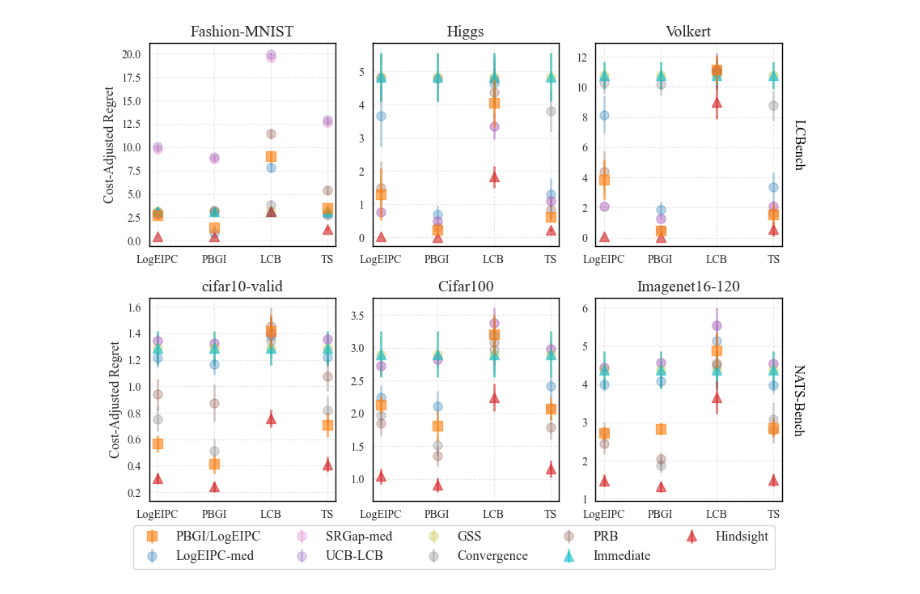
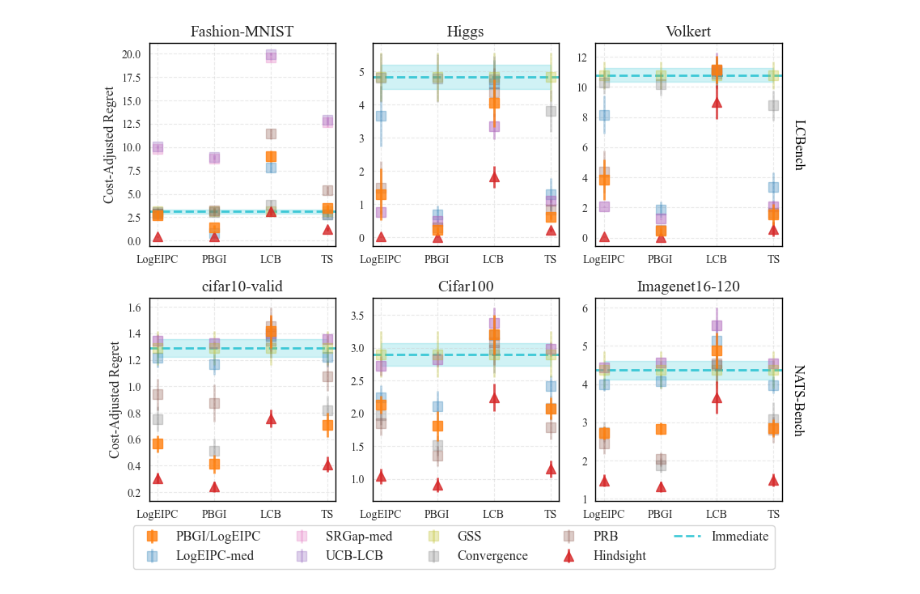
Before and after one commit to QianJaneXie/CostAwareStoppingBayesOpt, a Jupyter notebook: notebooks/LCBench_NATS_KnownCost.ipynb, the cells around one changed output. Cells and saved outputs as stored; diff of their text form; code cells hidden in the pictures.

Commit message:
Change visualization of Immediate

```diff
--- a/notebooks/LCBench_NATS_KnownCost.ipynb
+++ b/notebooks/LCBench_NATS_KnownCost.ipynb
@@ -189,7 +189,7 @@ for lam in lambdas:
             'acq_key':      fixed_acq,
             'stp_key':      temp['stp_key'],
             'is_hindsight': temp['is_hindsight'],
-            'marker':       's' if temp['stp_key'] == 'PBGI' else ('^' if temp['stp_key'] in ['Hindsight', 'Immediate'] else 'o'),
+            'marker':       's' if temp['stp_key'] == 'PBGI' else ('^' if temp['stp_key'] == 'Hindsight' else 's'),
             'color':        color_dict.get(temp['stp_key'], color_dict[fixed_acq]),
             'label':        'PBGI/LogEIPC' if temp['stp_key'] == 'PBGI' else temp['stp_key']
         }
@@ -244,11 +244,39 @@ for ds_idx, d in enumerate(dataset_names):
     lam = dataset_lambda[d]
     lam_str = f"1e-{int(round(-np.log10(lam)))}"
 
+    # Collect Immediate values across all acquisition functions
+    immediate_vals = []
+    for j, acq in enumerate(acq_order):
+        fixed_acq = f"PBGI({lam_str})" if acq == 'PBGI' else acq
+
+        # Find Immediate rule for this acquisition function
+        immediate_rule = None
+        for rule in stopping_rules:
+            if rule['acq_key'] == f"PBGI({lam_str})" and rule['stp_key'] == 'Immediate':
+                immediate_rule = rule
+                break
+
+        if immediate_rule:
+            stop_vals = []
+            num_seeds = len(metrics_per_acq[d][fixed_acq]["estimated cumulative cost"])
+            for seed in range(num_seeds):
+                errs = metrics_per_acq[d][fixed_acq]["final test error"][seed][:201]
+                costs = metrics_per_acq[d][fixed_acq]["estimated cumulative cost"][seed][:201]
+                # Immediate stops at iteration 0
+                stop_idx = 0
+                stop_vals.append((errs[stop_idx] - best_error) + lam * costs[stop_idx])
+            immediate_vals.extend(stop_vals)
+
+    # Plot other stopping rules
     for j, acq in enumerate(acq_order):
         fixed_acq = f"PBGI({lam_str})" if acq == 'PBGI' else acq
 
         for rule in stopping_rules:
             if rule['acq_key'] != f"PBGI({lam_str})":
+                continue
+
+            # Skip Immediate rule here - we'll plot it separately
+            if rule['stp_key'] == 'Immediate':
                 continue
 
             stop_vals = []
@@ -261,8 +289,7 @@ for ds_idx, d in enumerate(dataset_names):
                     regs = np.array(errs) - best_error + lam * np.array(costs)
                     stop_idx = int(np.argmin(regs))
                 else:
-                    # Allow early stopping for 'Immediate'
-                    start_idx = 0 if rule['stp_key'] == 'Immediate' else init
+                    start_idx = init
                     stop_idx = next((i for i in range(start_idx, len(errs))
                                     if rule['condition_fn'](i, seed, d)), len(errs) - 1)
                     if stop_idx == len(errs) - 1:
@@ -272,7 +299,7 @@ for ds_idx, d in enumerate(dataset_names):
             mean_val = np.mean(stop_vals)
             err_val = np.std(stop_vals) / np.sqrt(len(stop_vals))
 
-            alpha = 0.6 if (rule['stp_key'] == 'PBGI' or rule['is_hindsight'] or rule['stp_key'] == 'Immediate') else 0.3
+            alpha = 0.8 if (rule['stp_key'] == 'PBGI' or rule['is_hindsight']) else 0.3
             zorder = 3 if rule['stp_key'] == 'PBGI' else 2
             marker = rule['marker']
 
@@ -280,6 +307,26 @@ for ds_idx, d in enumerate(dataset_names):
                         fmt=marker, markersize=8, linewidth=2,
                         color=rule['color'], capsize=0,
                         alpha=alpha, zorder=zorder, label=rule['label'])
+
+    # Plot Immediate as horizontal line with shaded error bars
+    if immediate_vals:
+        immediate_mean = np.mean(immediate_vals)
+        immediate_err = np.std(immediate_vals) / np.sqrt(len(immediate_vals))
+
+        # Draw horizontal line across all acquisition functions
+        ax.axhline(y=immediate_mean, xmin=0, xmax=1,
+                  color='tab:cyan', linestyle='--', linewidth=2, alpha=0.8, zorder=1)
+
+        # Add shaded error region
+        ax.fill_between([0, len(acq_order)-1],
+                       [immediate_mean - 2*immediate_err, immediate_mean - 2*immediate_err],
+                       [immediate_mean + 2*immediate_err, immediate_mean + 2*immediate_err],
+                       color='tab:cyan', alpha=0.2, zorder=0)
+
+        # Add label only once
+        if ds_idx == 0:  # Only add label for the first subplot
+            ax.plot([], [], color='tab:cyan', linestyle='--', linewidth=2,
+                   alpha=0.8, label='Immediate')
 
     ax.set_xticks(range(n_acq_cols))
     ax.set_xticklabels(acq_order)
@@ -291,31 +338,37 @@ for ds_idx, d in enumerate(dataset_names):
 
     # Compute row/col from dataset index
     row = ds_idx // n_cols
     col = ds_idx % n_cols
 
     # Y label only on the leftmost column of each row
     if col == 0:
         ax.set_ylabel("Cost-Adjusted Regret")
 
     # Right-side labels for the last column in each row
     if col == n_cols - 1:
         right_label = 'LCBench' if row == 0 else 'NATS-Bench'
         ax.text(1.05, 0.5, right_label, transform=ax.transAxes,
                 rotation=-90, va='center', ha='left', fontsize=12, color='black')
 
 # Hide unused subplots (if any)
 for k in range(len(dataset_names), len(axes_flat)):
     axes_flat[k].set_visible(False)
 
 # Shared legend
 handles, labels = axes_flat[0].get_legend_handles_labels()
 legend_hls = dict(zip(labels, handles))
+
+# Move Immediate to the end if it exists
+if 'Immediate' in legend_hls:
+    immediate_handle = legend_hls.pop('Immediate')
+    legend_hls['Immediate'] = immediate_handle
+
 fig.legend(legend_hls.values(), legend_hls.keys(),
            loc='lower center', bbox_to_anchor=(0.5, -0.02),
            ncol=ceil(len(legend_hls) / 2), fontsize=12)
 
 plt.tight_layout(rect=[0, 0.05, 1, 0.95])
 plt.savefig('../plots/BarPlot_LCBench_NATS.pdf', bbox_inches='tight')
 plt.show()
 # %% [output]
-[figure, old version]
+[figure, new version]
```
